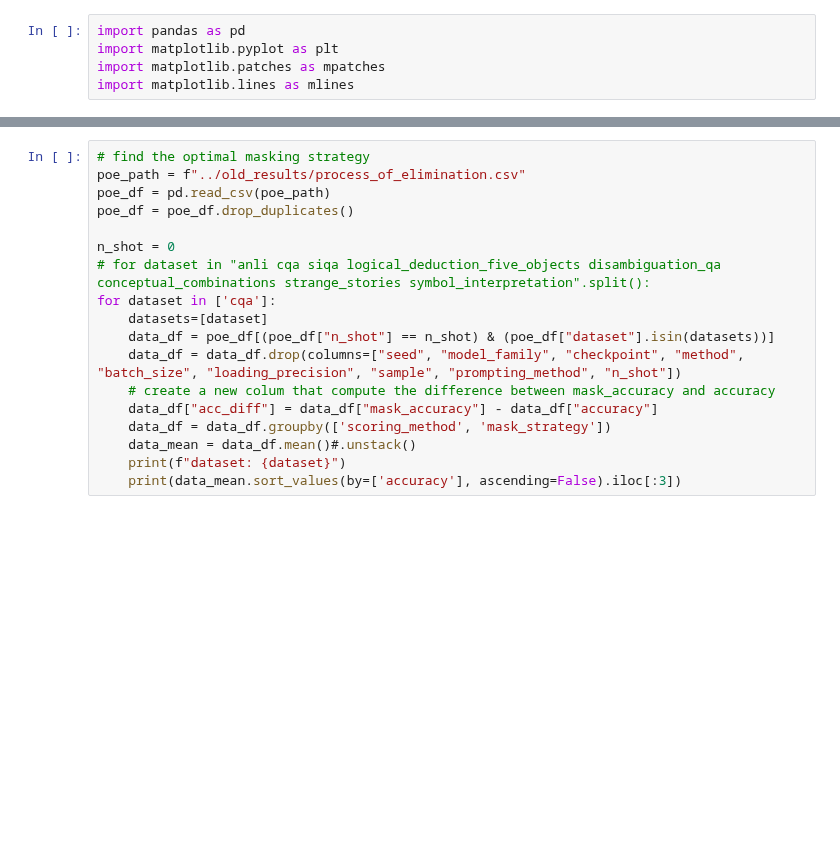
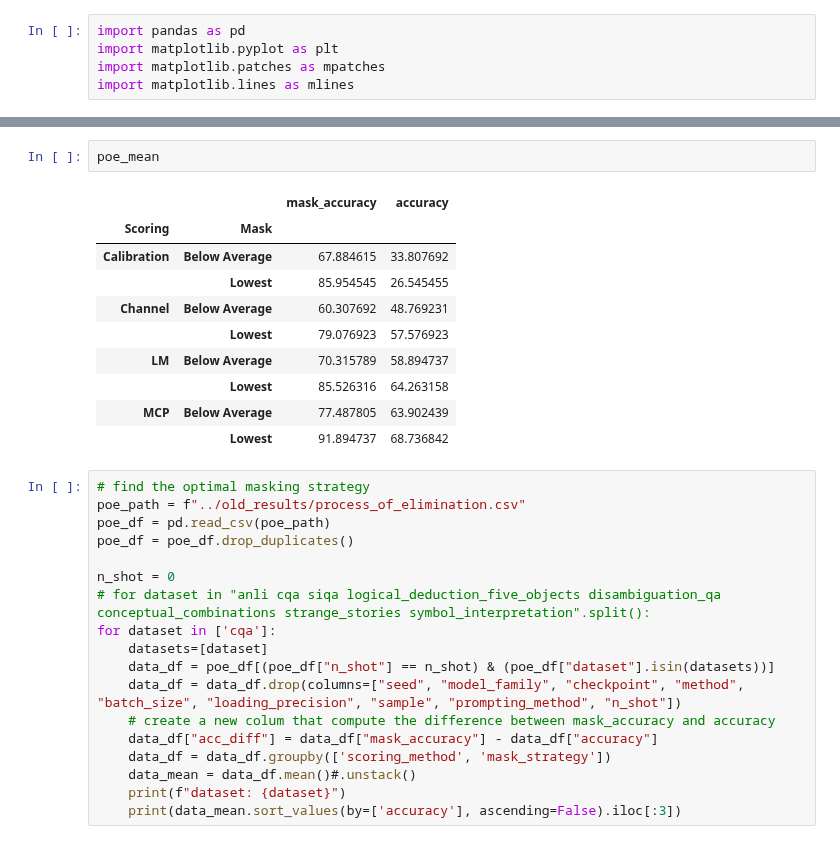
Before and after one commit to KasMasVan/csr_exp_resource_index, a Jupyter notebook: results/mask/mask.ipynb, the cells around one changed output, grey strips where cells are left out. Cells and saved outputs as stored; diff of their text form; blank space fills up the shorter version.

```diff
--- a/results/mask/mask.ipynb
+++ b/results/mask/mask.ipynb
@@ -39,3 +77,16 @@ plt.savefig("mask.png", dpi=300, bbox_inches='tight')
+# %%
+poe_mean
+# %% [output]
+|  |  | mask_accuracy | accuracy |
+| Scoring | Mask |  |  |
+| Calibration | Below Average | 67.884615 | 33.807692 |
+|  | Lowest | 85.954545 | 26.545455 |
+| Channel | Below Average | 60.307692 | 48.769231 |
+|  | Lowest | 79.076923 | 57.576923 |
+| LM | Below Average | 70.315789 | 58.894737 |
+|  | Lowest | 85.526316 | 64.263158 |
+| MCP | Below Average | 77.487805 | 63.902439 |
+|  | Lowest | 91.894737 | 68.736842 |
 # %%
 # find the optimal masking strategy
 poe_path = f"../old_results/process_of_elimination.csv"
```
Also changed, not shown: parts of 1 cell of this notebook, 5 other files.
